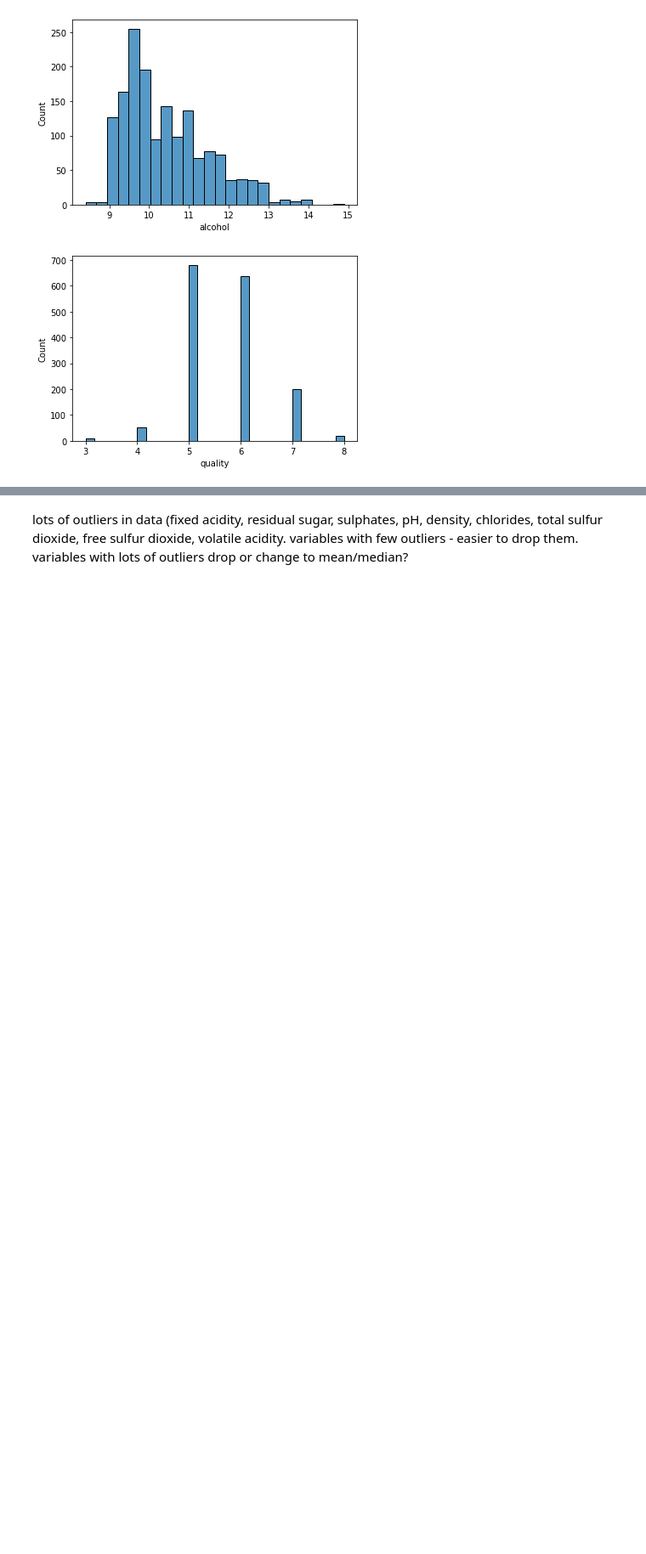
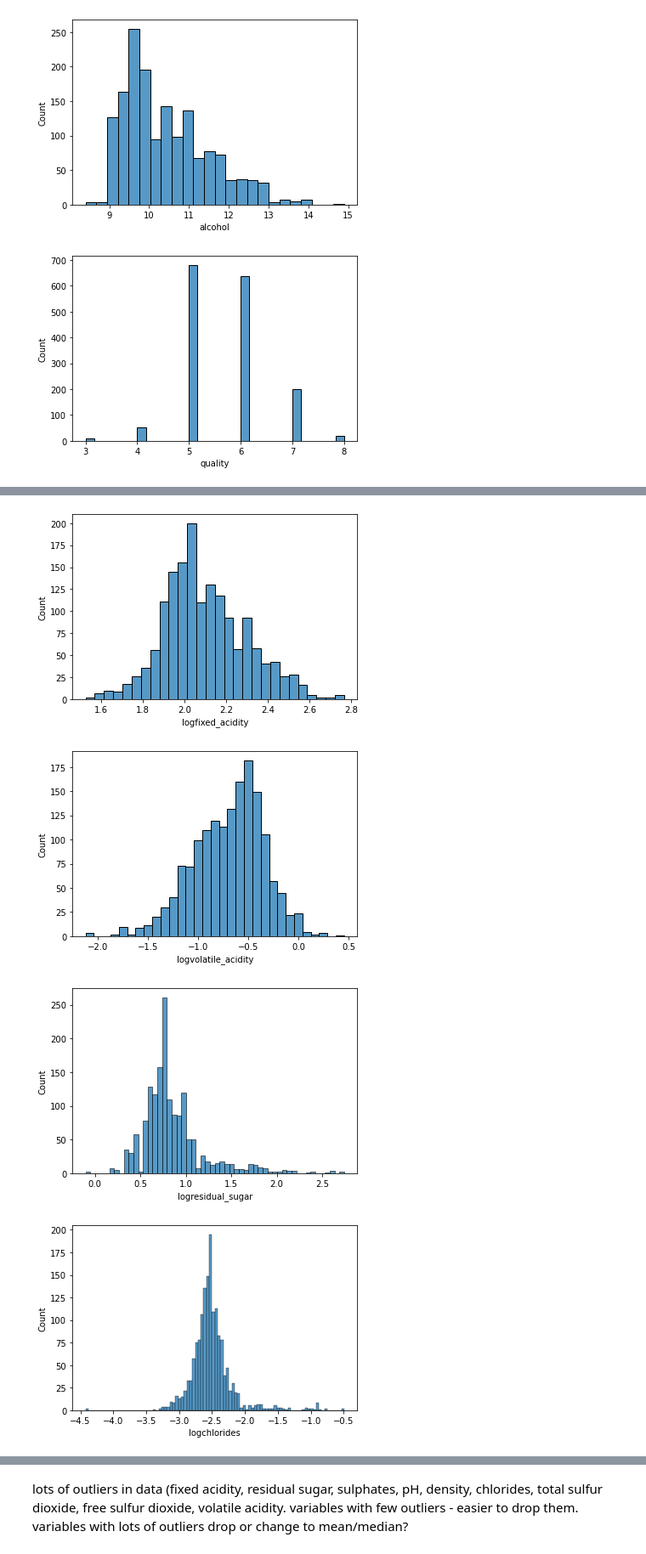
Before and after one commit to klsalcedo/red_wine_analysis, a Jupyter notebook: data_cleaning.ipynb, the cells around one changed output, grey strips where cells are left out. Shown at 85% size. Saved outputs shown, nothing was run; the diff lists cells and outputs as text; code cells hidden in the pictures; blank space fills up the shorter version.

```diff
--- a/data_cleaning.ipynb
+++ b/data_cleaning.ipynb
@@ -90,0 +98,4 @@ for columns in df:
+# %%
+df_log = pd.DataFrame([])
+for column in df:
+    df_log['log' + column] = np.log(df[column])
@@ -90,0 +118,3 @@ for columns in df:
+# %%
+df_log.drop(columns=['logcitric_acid'],inplace=True)
+df_log
@@ -90,0 +135,9 @@ for columns in df:
+# %%
+for column in df_log:
+    sns.histplot(x=df_log[column])
+    plt.show()
+# %% [output]
+[figure, added]
+[figure, added]
+[figure, added]
+[figure, added]
```
Also changed, not shown: parts of 10 cells of this notebook.
